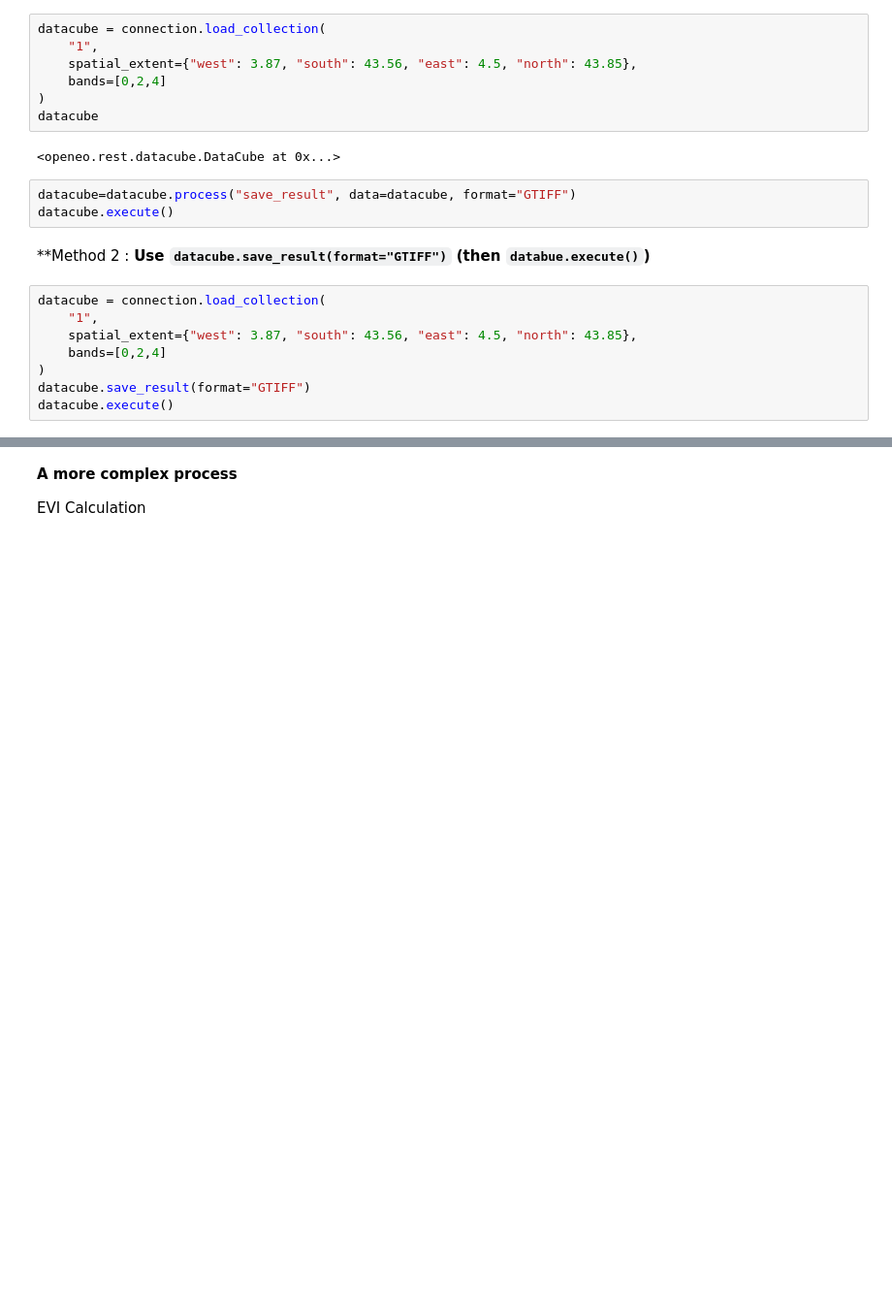
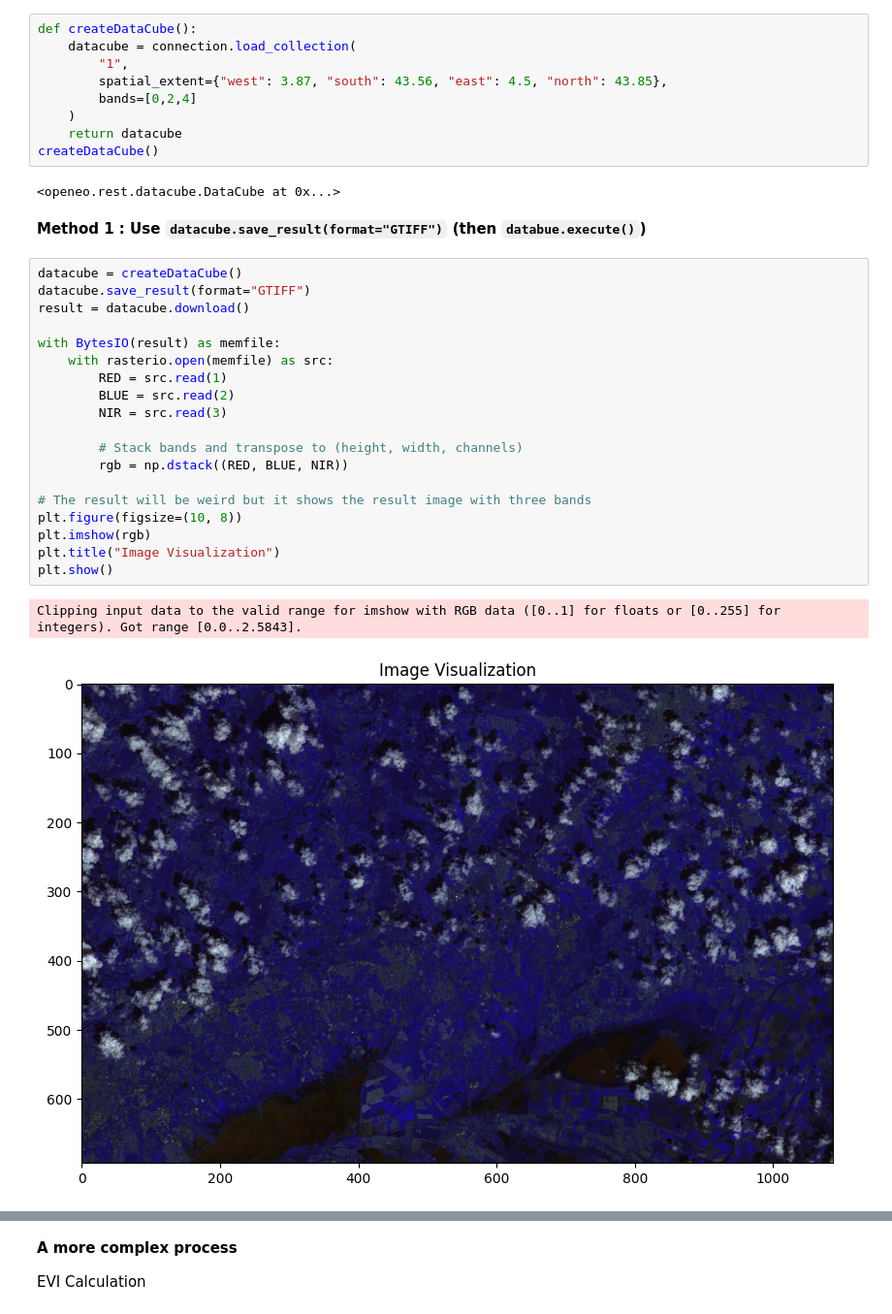
Before and after one commit to fair-ease/Examind_Tutorials, a Jupyter notebook: openEO/openeo_examind_python_client_example.ipynb, the cells around one changed output, grey strips where cells are left out. Shown at 97% size. Drawn from its saved outputs; the diff is of its cells as text; blank space fills up the shorter version.

Commit message:
Update OpenEO Python Client Jupyter notebook

```diff
--- a/openEO/openeo_examind_python_client_example.ipynb
+++ b/openEO/openeo_examind_python_client_example.ipynb
@@ -81,24 +81,37 @@ For the save result you can either :
 # %% [markdown]
 **Method 1 : Apply a specific process by its id `save_result` (then `execute`)**
 # %%
-datacube = connection.load_collection(
-    "1",
-    spatial_extent={"west": 3.87, "south": 43.56, "east": 4.5, "north": 43.85},
-    bands=[0,2,4]
-)
-datacube
+def createDataCube():
+    datacube = connection.load_collection(
+        "1",
+        spatial_extent={"west": 3.87, "south": 43.56, "east": 4.5, "north": 43.85},
+        bands=[0,2,4]
+    )
+    return datacube
+createDataCube()
 # %% [output]
 <openeo.rest.datacube.DataCube at 0x...>
-# %%
-datacube=datacube.process("save_result", data=datacube, format="GTIFF")
-datacube.execute()
 # %% [markdown]
-**Method 2 : **Use `datacube.save_result(format="GTIFF")` (then `databue.execute()`)**
+**Method 1 : Use `datacube.save_result(format="GTIFF")` (then `databue.execute()`)**
-# %%
-datacube = connection.load_collection(
-    "1",
-    spatial_extent={"west": 3.87, "south": 43.56, "east": 4.5, "north": 43.85},
-    bands=[0,2,4]
-)
-datacube.save_result(format="GTIFF")
-datacube.execute()
+# %%
+datacube = createDataCube()
+datacube.save_result(format="GTIFF")
+result = datacube.download()
+
+with BytesIO(result) as memfile:
+    with rasterio.open(memfile) as src:
+        RED = src.read(1)
+        BLUE = src.read(2)
+        NIR = src.read(3)
+
+        # Stack bands and transpose to (height, width, channels)
+        rgb = np.dstack((RED, BLUE, NIR))
+
+# The result will be weird but it shows the result image with three bands
+plt.figure(figsize=(10, 8))
+plt.imshow(rgb)
+plt.title("Image Visualization")
+plt.show()
+# %% [output]
+Clipping input data to the valid range for imshow with RGB data ([0..1] for floats or [0..255] for integers). Got range [0.0..2.5843].
+[figure, added]
```
Also changed, not shown: parts of 7 cells of this notebook.
